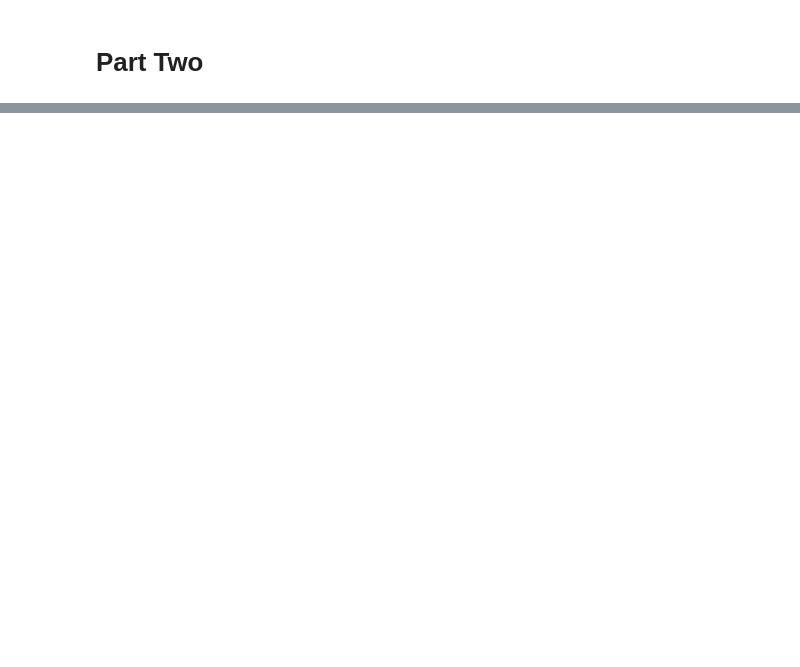
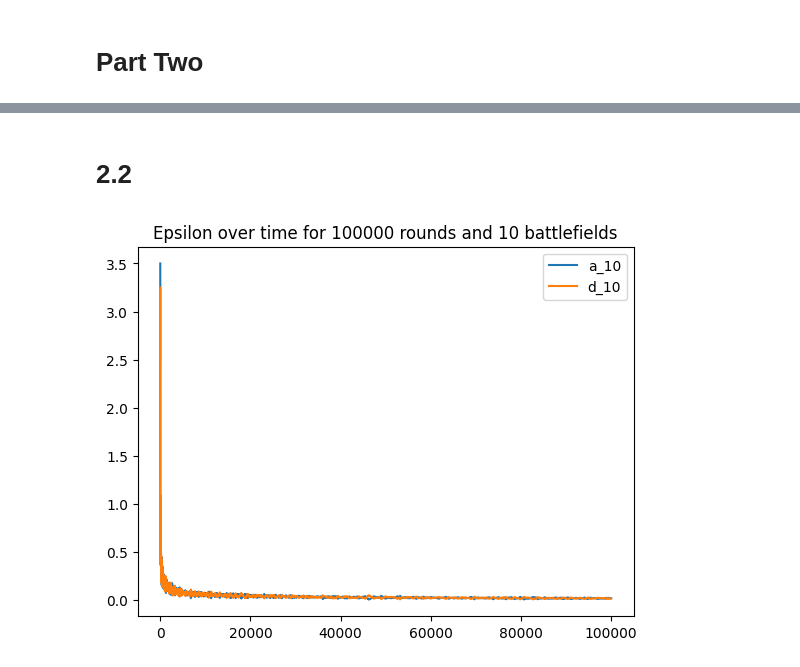
Before and after one commit to jk438520/ALE-PD3, a Jupyter notebook: src/part_two.ipynb, the cells around one changed output, grey strips where cells are left out. Cells and saved outputs as stored; diff of their text form; code cells hidden in the pictures; blank space fills up the shorter version.

```diff
--- a/src/part_two.ipynb
+++ b/src/part_two.ipynb
@@ -100,0 +133,19 @@ generate_perfect_attacker(3, 1, 2, def_prof, [1, 2, 3])
+# %%
+from scipy.special import binom
+
+def generate_equal_strats(num_batt: int, num_of_resources: int):
+    result = []
+    prob = 1/ binom(num_batt, num_of_resources)
+    for i in range(2**num_batt):
+        strat = intToStrat(num_batt, i)
+        if sum(strat) == num_of_resources:
+            result.append((prob, strat))
+    return result
+
+
+def generate_2_strats(num_batt: int, num_of_resources: int):
+    result = []
+    prob = 1/2
+    result.append((prob, [1] * num_of_resources + [0] * (num_batt - num_of_resources)))
+    result.append((prob, [0] * (num_batt - num_of_resources) + [1] * num_of_resources))
+    return result
@@ -100,0 +189,35 @@ generate_perfect_attacker(3, 1, 2, def_prof, [1, 2, 3])
+# %% [markdown]
+# 2.2
+# %%
+import matplotlib.pyplot as plt
+from tqdm import tqdm
+
+
+num_of_batts_s = [10]
+batt_val_gen = list(range(2, 6)) * 10
+t = 100000
+
+def run():
+    for num_of_batts in tqdm(num_of_batts_s):
+        batt_val = batt_val_gen[:num_of_batts]
+        att_res = num_of_batts // 2
+        def_res = num_of_batts // 3 * 2
+        att_prof = generate_2_strats(num_of_batts, att_res)
+        def_prof = generate_2_strats(num_of_batts, def_res)
+        fp = fictitious_play(num_of_batts, att_res, def_res, att_prof, def_prof, batt_val , t)
+
+        att_epsilons, def_epsilons = list(zip(*[
+            epsilons_flat(num_of_batts, att_res, def_res, ap, dp, batt_val)
+            for ap, dp in zip(fp["attacker"]["flattened"], fp["defender"]["flattened"])
+        ]))
+        plt.plot(att_epsilons, label = f"a_{num_of_batts}")
+        plt.plot(def_epsilons, label = f"d_{num_of_batts}")
+
+        plt.legend()
+        plt.title(f"Epsilon over time for {t} rounds and {num_of_batts} battlefields")
+        plt.show()
+
+
+run()
+# %% [output]
+[figure, added]
```
Also changed, not shown: parts of 12 cells of this notebook, 1 other file.
